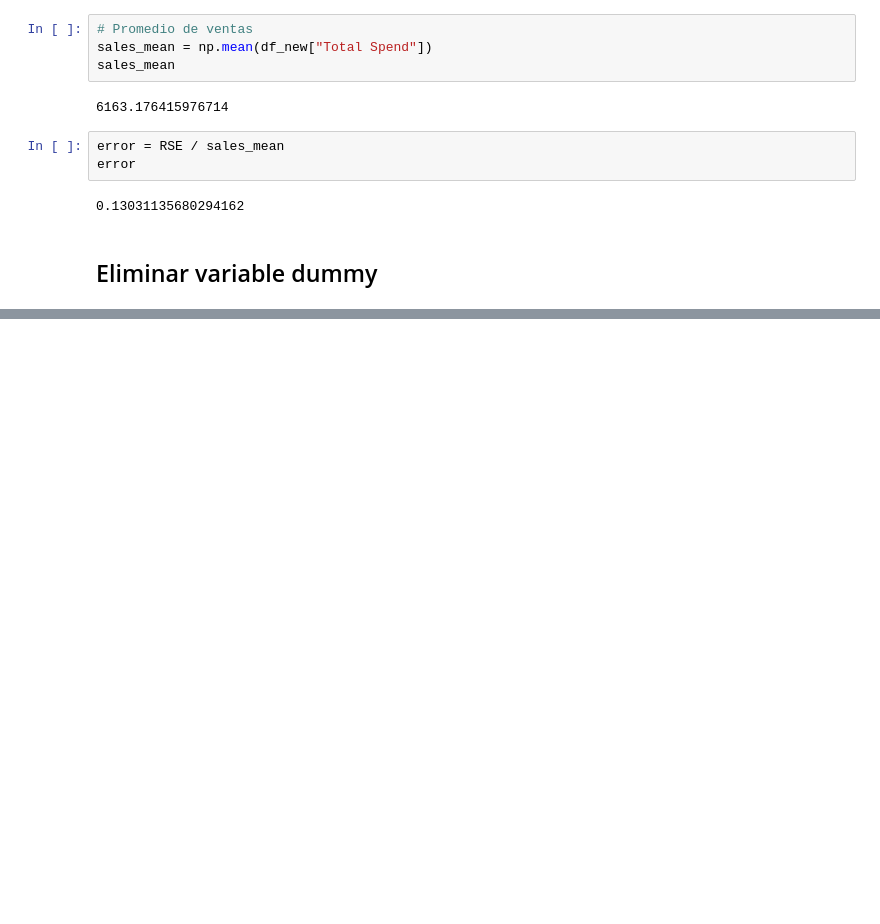
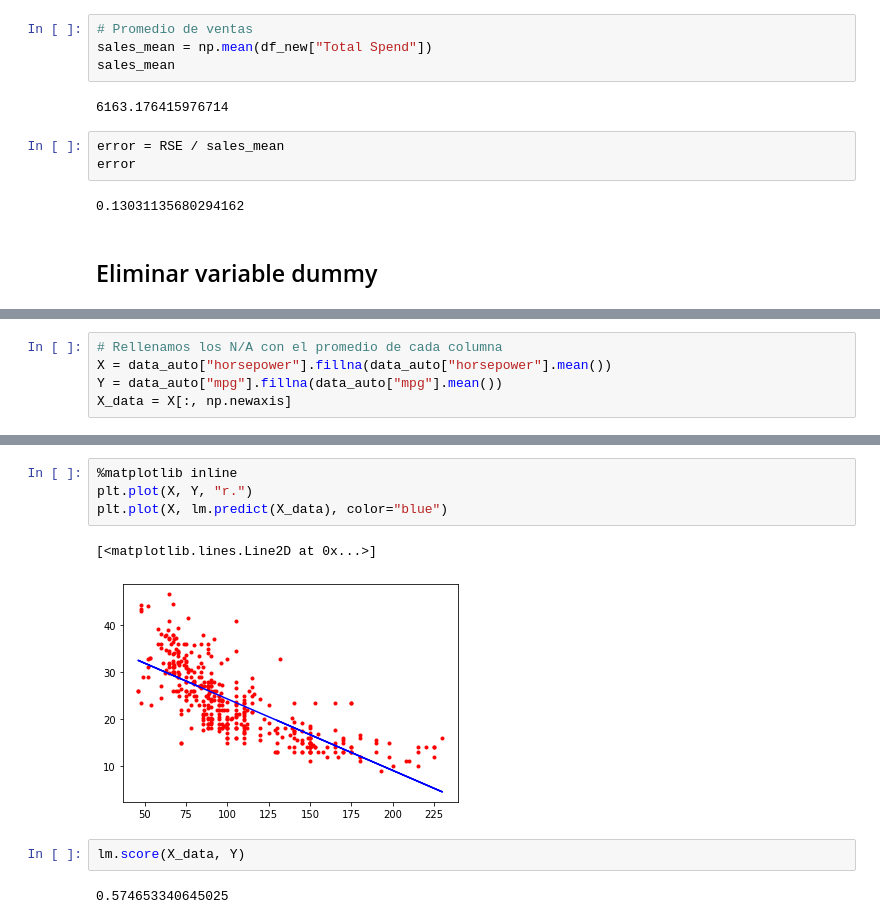
Before and after one commit to nuelcodes/python-ml-course, a Jupyter notebook: scratch/T4 - 5 - Linear Regression - Problemas con la regresion lineal.ipynb, the cells around one changed output, grey strips where cells are left out. Drawn from its saved outputs; the diff is of its cells as text; blank space fills up the shorter version.

```diff
--- a/scratch/T4 - 5 - Linear Regression - Problemas con la regresion lineal.ipynb
+++ b/scratch/T4 - 5 - Linear Regression - Problemas con la regresion lineal.ipynb
@@ -164,0 +200,5 @@ El modelo orginal:
+# %%
+# Rellenamos los N/A con el promedio de cada columna
+X = data_auto["horsepower"].fillna(data_auto["horsepower"].mean())
+Y = data_auto["mpg"].fillna(data_auto["mpg"].mean())
+X_data = X[:, np.newaxis]
@@ -164,0 +210,11 @@ El modelo orginal:
+# %%
+%matplotlib inline
+plt.plot(X, Y, "r.")
+plt.plot(X, lm.predict(X_data), color="blue")
+# %% [output]
+[<matplotlib.lines.Line2D at 0x...>]
+[figure, added]
+# %%
+lm.score(X_data, Y)
+# %% [output]
+0.574653340645025
```
Also changed, not shown: parts of 10 cells of this notebook.
